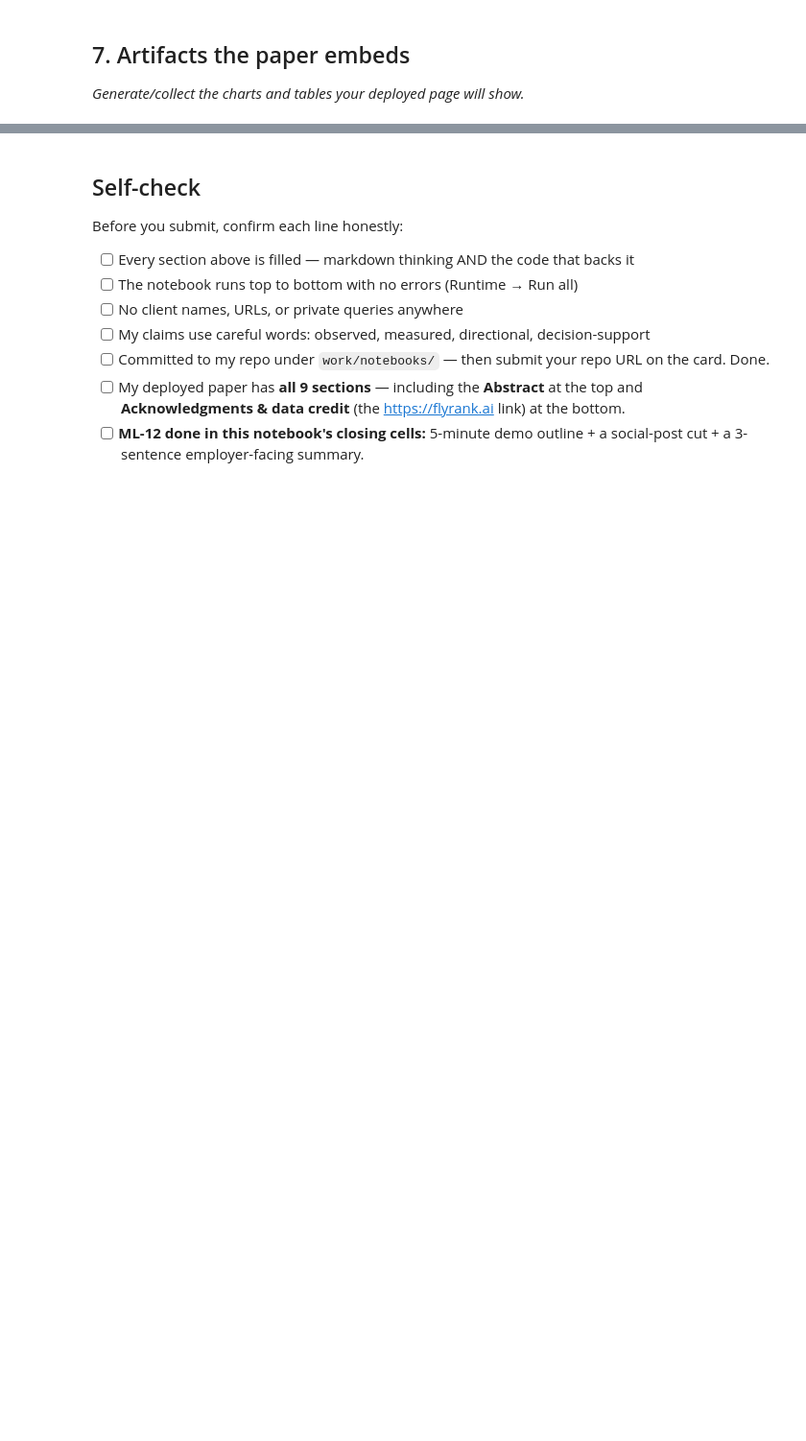
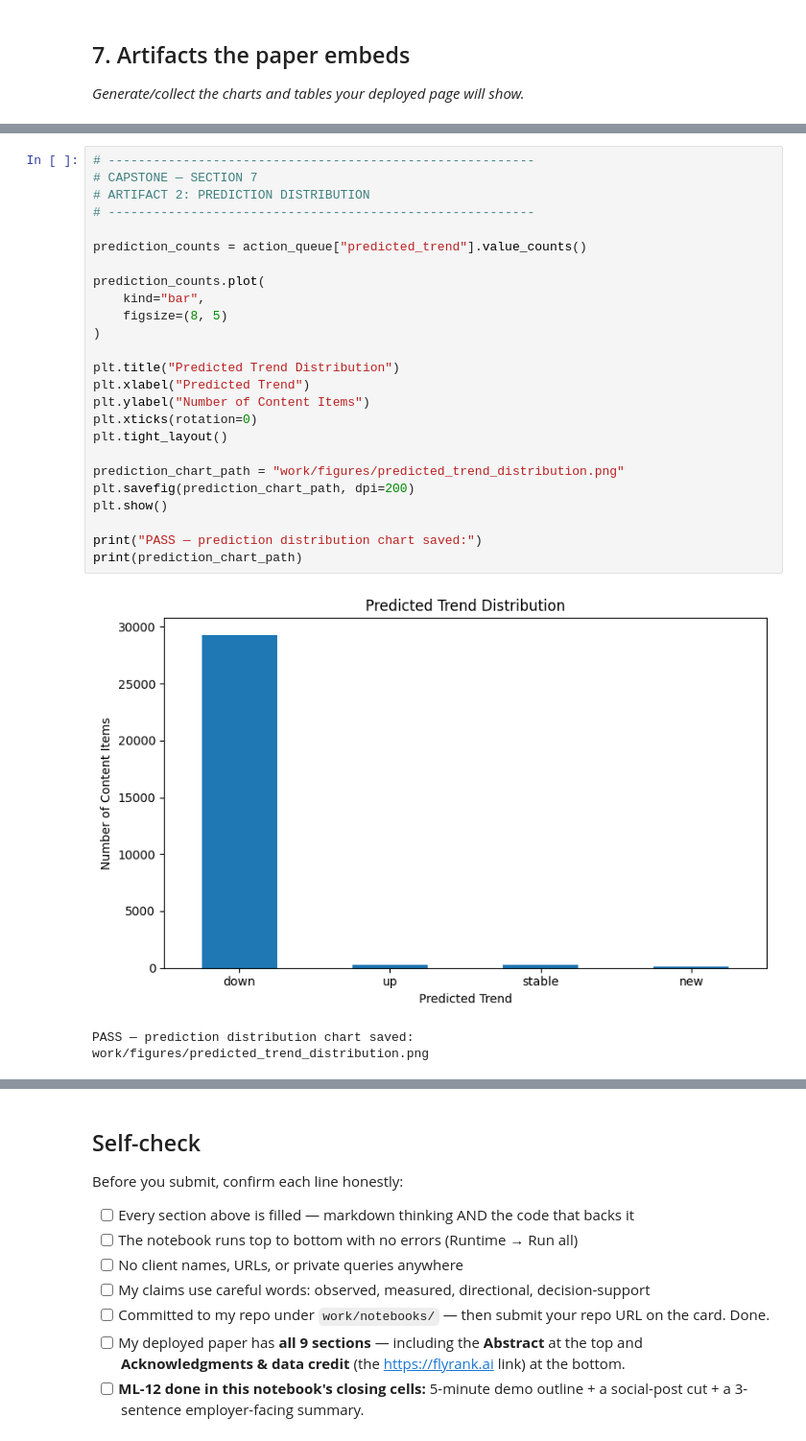
Before and after one commit to AqsaBatool256/flyrank-ml-internship-Aqsa-Batool-Saqib, a Jupyter notebook: work/notebooks/capstone.ipynb, the cells around one changed output, grey strips where cells are left out. Shown at 96% size. Saved outputs shown, nothing was run; the diff lists cells and outputs as text; blank space fills up the shorter version.

```diff
--- a/work/notebooks/capstone.ipynb
+++ b/work/notebooks/capstone.ipynb
@@ -36,0 +661,29 @@ This skeleton is yours to fill. Work the sections **in order** — each one has
+# %%
+# ---------------------------------------------------------
+# CAPSTONE — SECTION 7
+# ARTIFACT 2: PREDICTION DISTRIBUTION
+# ---------------------------------------------------------
+
+prediction_counts = action_queue["predicted_trend"].value_counts()
+
+prediction_counts.plot(
+    kind="bar",
+    figsize=(8, 5)
+)
+
+plt.title("Predicted Trend Distribution")
+plt.xlabel("Predicted Trend")
+plt.ylabel("Number of Content Items")
+plt.xticks(rotation=0)
+plt.tight_layout()
+
+prediction_chart_path = "work/figures/predicted_trend_distribution.png"
+plt.savefig(prediction_chart_path, dpi=200)
+plt.show()
+
+print("PASS — prediction distribution chart saved:")
+print(prediction_chart_path)
+# %% [output]
+[figure, added]
+PASS — prediction distribution chart saved:
+work/figures/predicted_trend_distribution.png
```
Also changed, not shown: parts of 17 cells of this notebook.
